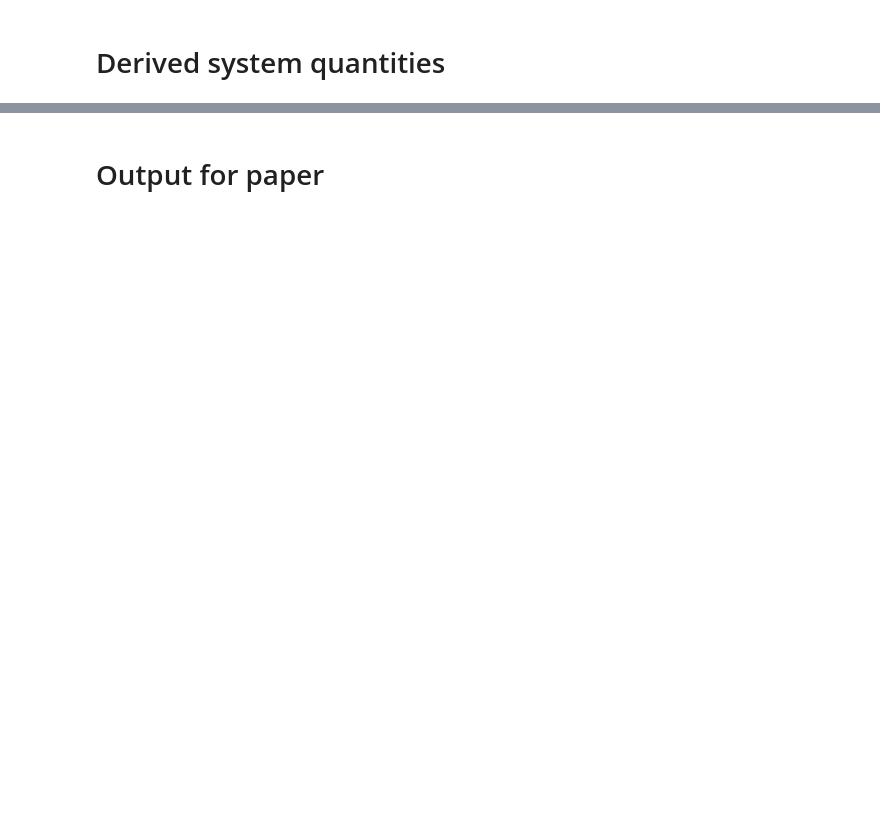
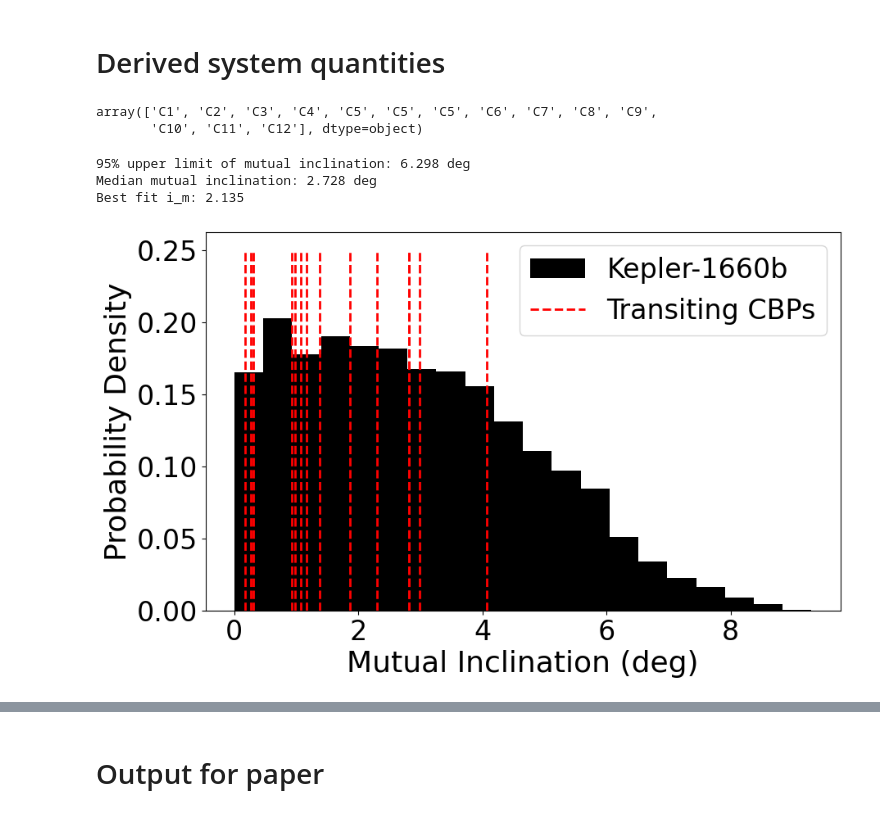
Before and after one commit to goldbergmax/etv-fit, a Jupyter notebook: results.ipynb, the cells around one changed output, grey strips where cells are left out. Cells and saved outputs as stored; diff of their text form; code cells hidden in the pictures; blank space fills up the shorter version.

```diff
--- a/results.ipynb
+++ b/results.ipynb
@@ -188,9 +181,38 @@ plt.plot(g1(*prec[...,1:5].T), np.degrees(im(*prec[...,1:4].T)), c='k')
 # %% [markdown]
 # Derived system quantities
+# %%
+i_ms = {'Kepler-16b': [0.31, 'C1'],
+'Kepler-34b': [1.86, 'C2'], 'Kepler-35b': [1.07, 'C3'],
+'Kepler-38b': [0.18, 'C4'],
+'Kepler-47b': [0.27, 'C5'], 'Kepler-47c': [1.16, 'C5'], 'Kepler-47d': [1.38, 'C5'],
+'Kepler-64b': [2.81, 'C6'],
+'Kepler-413b': [4.07, 'C7'], 'Kepler-453b': [2.30, 'C8'], 'Kepler-1647b': [2.99, 'C9'],
+'Kepler-1661b': [0.93, 'C10'], 'PH-1b': [2.81, 'C11'], 'TOI-1338b': [0.98, 'C12']}
+
+i_ms = pd.DataFrame(i_ms, index=['i_m', 'c']).T
+i_ms['c'].values
+# %% [output]
+array(['C1', 'C2', 'C3', 'C4', 'C5', 'C5', 'C5', 'C6', 'C7', 'C8', 'C9',
+       'C10', 'C11', 'C12'], dtype=object)
 # %%
-plt.hist(np.degrees(im(chain[:,5000:,2], chain[:,5000:,9], chain[:,5000:,10])).flatten(),
-         bins=20, density=True, color='0.2')
-plt.xlabel('Mutual Inclination ($^\circ$)', fontsize=20)
-#plt.savefig('im_constraint.png', dpi='figure', bbox_inches="tight")
+fig, ax = plt.subplots(1, 1, figsize=(10,6))
+ax.hist(np.degrees(im(chain[:,5000:,2], chain[:,5000:,9], chain[:,5000:,10])).flatten(),
+         bins=20, density=True, color='k', label='Kepler-1660b')
+ax.set_xlabel('Mutual Inclination (deg)', fontsize=26)
+ax.set_ylabel('Probability Density', fontsize=26)
+ax.vlines(x=i_ms['i_m'], ymin=0, ymax=0.25, linestyles='dashed', linewidth=2, colors='red', label='Transiting CBPs')
+plt.legend()
+plt.savefig(f'figures/im_constraint_{system}.pdf', dpi='figure', bbox_inches="tight")
+
 i_m_95_upper = np.percentile(np.degrees(im(chain[:,5000:,2], chain[:,5000:,9], chain[:,5000:,10])).flatten(), 95)
 print('95% upper limit of mutual inclination: {:.3f} deg'.format(i_m_95_upper))
+print('Median mutual inclination: {:.3f} deg'.format(np.median(np.degrees(im(chain[:,5000:,2], chain[:,5000:,9], chain[:,5000:,10])))))
+i_m_chain = np.degrees(im(chain[:,5000:,2], chain[:,5000:,9], chain[:,5000:,10])).flatten()
+# print(np.abs(np.percentile(i_m_chain, 84.15) - np.percentile(i_m_chain, 50)))
+# print(np.abs(np.percentile(i_m_chain, 15.85) - np.percentile(i_m_chain, 50)))
+print('Best fit i_m: {:.3f}'.format(np.degrees(im(x[2], x[9], x[10]))))
+# %% [output]
+95% upper limit of mutual inclination: 6.298 deg
+Median mutual inclination: 2.728 deg
+Best fit i_m: 2.135
+[figure, added]
```
Also changed, not shown: parts of 43 cells of this notebook.
